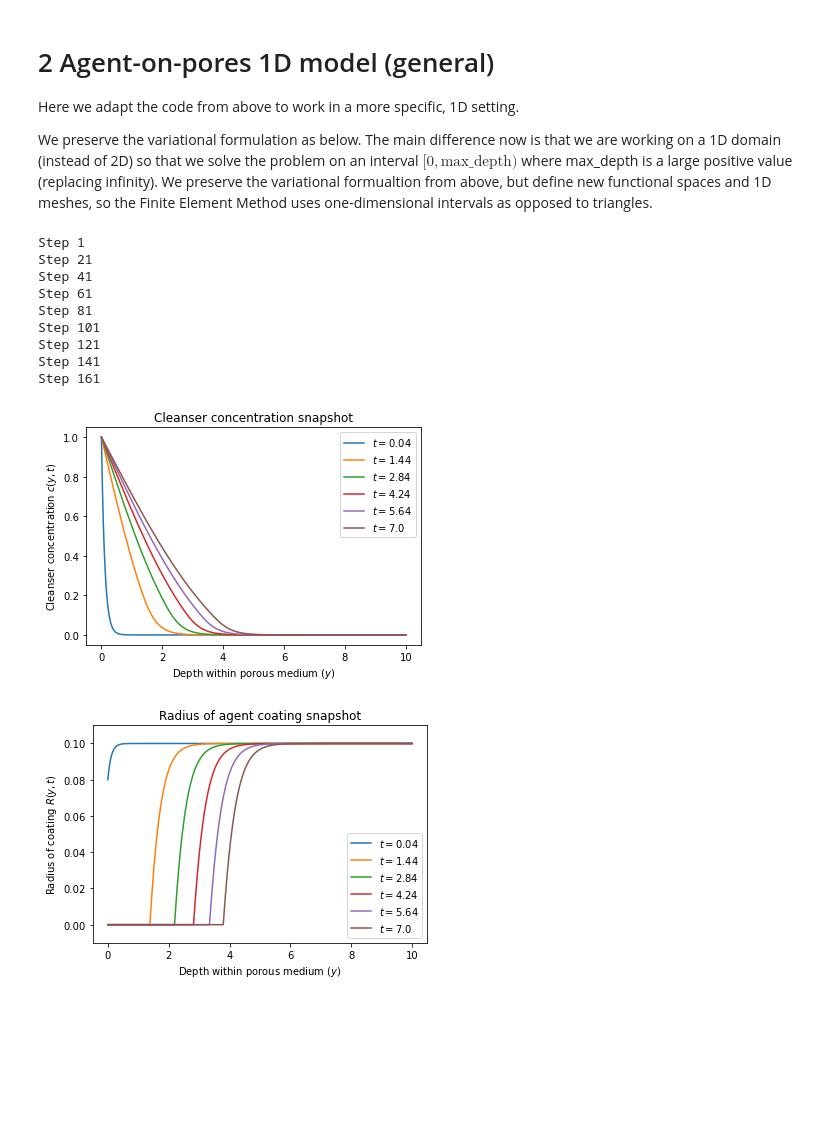
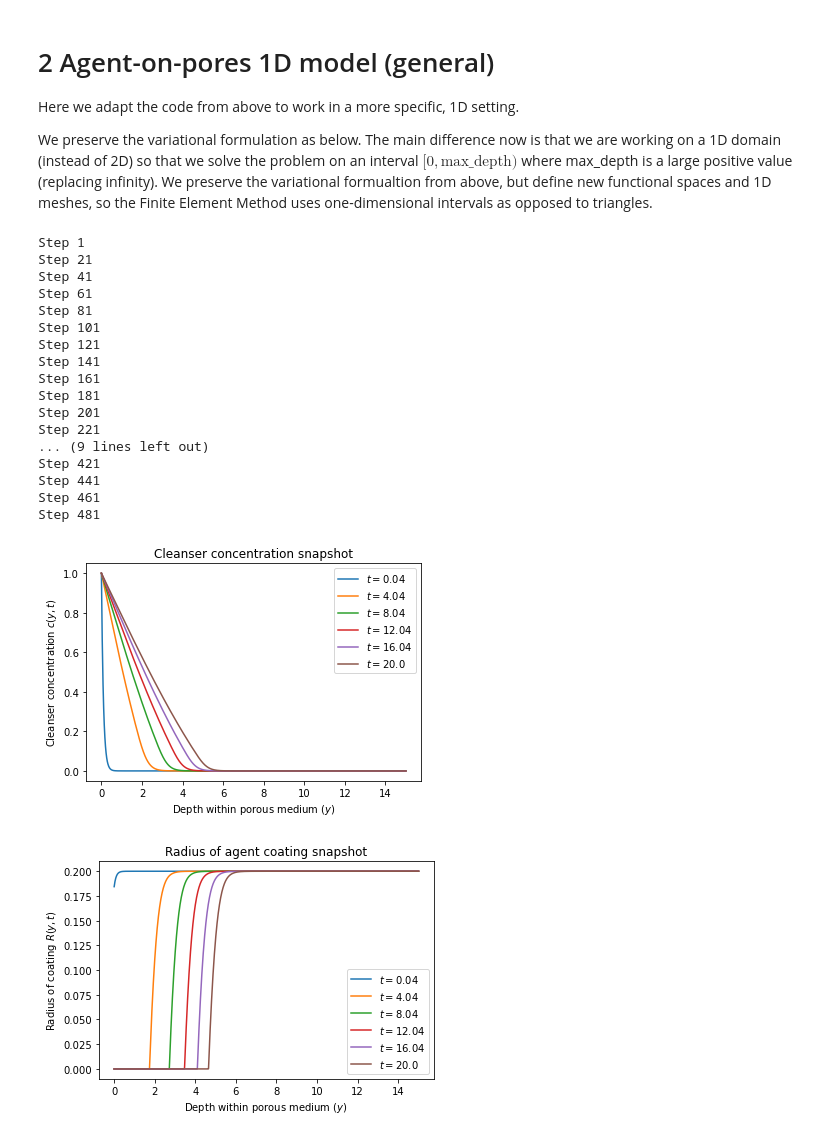
Before and after one commit to stefanpetrevski/Chemical-Warfare-Decontamination, a Jupyter notebook: Part 2 - Agent on Pores Coupled Solver.ipynb, the cells around one changed output. Cells and saved outputs as stored; diff of their text form; code cells hidden in the pictures; blank space fills up the shorter version.

```diff
--- a/Part 2 - Agent on Pores Coupled Solver.ipynb
+++ b/Part 2 - Agent on Pores Coupled Solver.ipynb
@@ -323,8 +323,8 @@ r = 0.3 # r is the radius of the bit that's solid that clogs the medium
 
 # PARAMETERS OF REACTION DUE TO CHEMISTRY:
 
-beta = 1 # beta is the ratio of diffusion macroscale timescale / chemical reaction timescale
-gamma = 1 # gamma is the amount the interface moves due to these effects
+beta = 2 # beta is the ratio of diffusion macroscale timescale / chemical reaction timescale
+gamma = 0.5 # gamma is the amount the interface moves due to these effects
 
 # INITIAL CONDITION ON RADIUS
 
@@ -529,36 +531,44 @@ def agentonpores_1d(T, max_depth, r, R_0, beta, gamma, bc_maxdepth):
 # %%
 # TIME PARAMETERS:
 
-T = 7 # T is the time of simulation
+T = 20 # T is the time of simulation
 
 # PROBLEM GEOMETRY SPECIFICATION:
 
 # We solve the problem on an interval [0, max_depth]
-max_depth = 10
-r = 0.3 # r is the radius of the bit that's solid that clogs the medium
+max_depth = 15
+r = 0.25 # r is the radius of the bit that's solid that clogs the medium
 
 # PARAMETERS OF REACTION DUE TO CHEMISTRY:
 
-beta = 1 # beta is the ratio of diffusion macroscale timescale / chemical reaction timescale
-gamma = 1 # gamma is the amount the interface moves due to these effects
+beta = 1.3 # beta is the ratio of diffusion macroscale timescale / chemical reaction timescale
+gamma = 0.6 # gamma is the amount the interface moves due to these effects
 
 # INITIAL CONDITIONS ON CLEANSER AND RADIUS
-R_0 = 0.1 # R_0 is the initial radius of the coating layer, which is 0 < R < 1/2 - r
+R_0 = 0.2 # R_0 is the initial radius of the coating layer, which is 0 < R < 1/2 - r
 
 # BOUNDARY CONDITION AT BOTTOM OF MEDIUM
 
 bc_maxdepth = 'Dirichlet' # Choose between Dirichlet or Neumann conditions
 
 agentonpores_1d(T, max_depth, r, R_0, beta, gamma, bc_maxdepth)
 # %% [output]
 Step 1
 Step 21
 Step 41
 Step 61
 Step 81
 Step 101
 Step 121
 Step 141
 Step 161
+Step 181
+Step 201
+Step 221
+... (9 lines left out)
+Step 421
+Step 441
+Step 461
+Step 481
-[figure, old version]
+[figure, new version]
-[figure, old version]
+[figure, new version]
```
Also changed, not shown: parts of 6 cells of this notebook.
